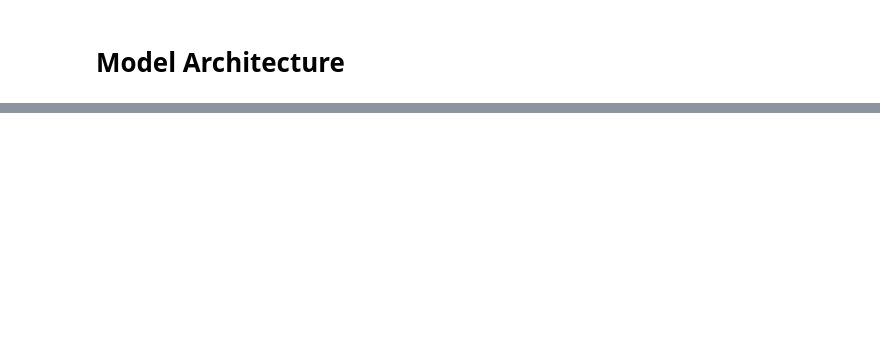
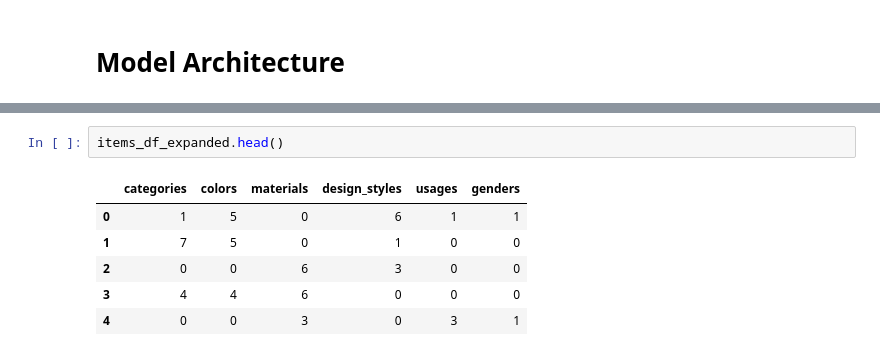
Before and after one commit to Synergy-SDA/Chichito-AI, a Jupyter notebook: model/main.ipynb, the cells around one changed output, grey strips where cells are left out. Drawn from its saved outputs; the diff is of its cells as text; blank space fills up the shorter version.

```diff
--- a/model/main.ipynb
+++ b/model/main.ipynb
@@ -171,0 +186,9 @@ print(prediction)
+# %%
+items_df_expanded.head()
+# %% [output]
+|  | categories | colors | materials | design_styles | usages | genders |
+| 0 | 1 | 5 | 0 | 6 | 1 | 1 |
+| 1 | 7 | 5 | 0 | 1 | 0 | 0 |
+| 2 | 0 | 0 | 6 | 3 | 0 | 0 |
+| 3 | 4 | 4 | 6 | 0 | 0 | 0 |
+| 4 | 0 | 0 | 3 | 0 | 3 | 1 |
```
Also changed, not shown: parts of 20 cells of this notebook, 7 other files.
